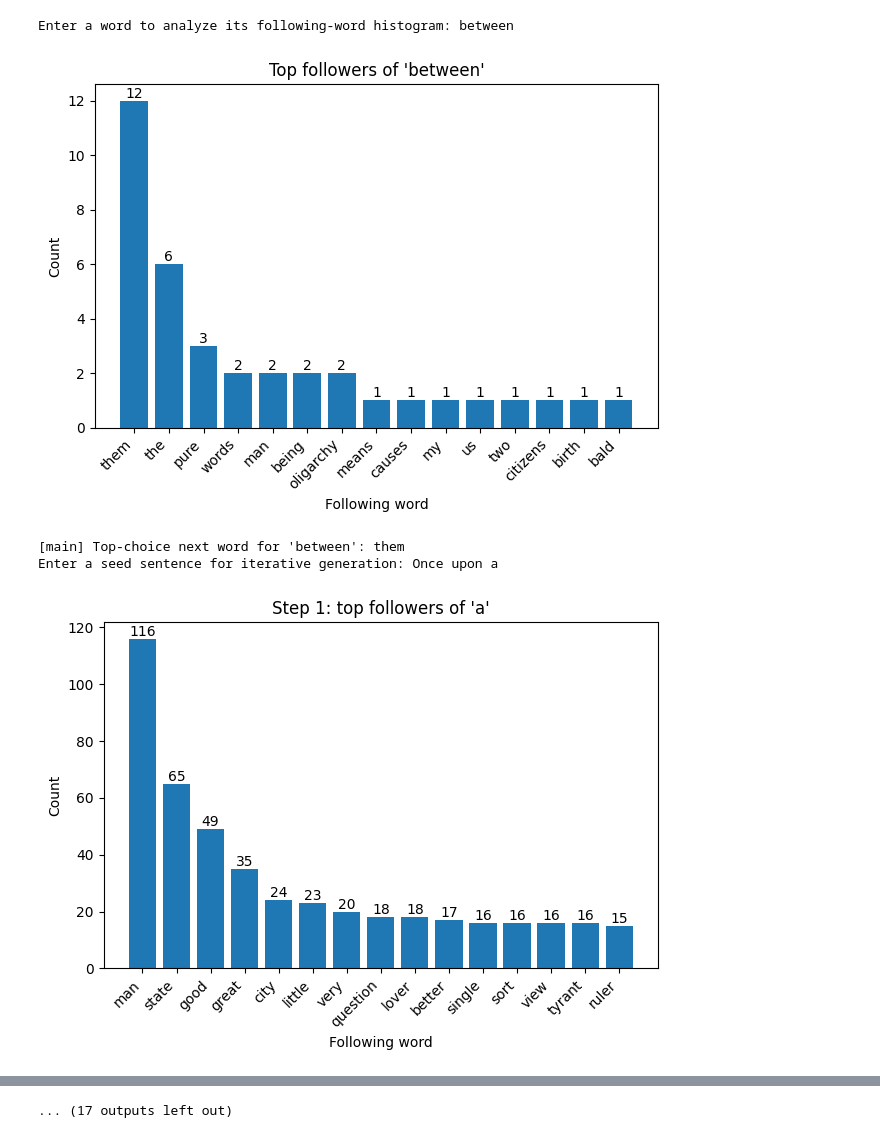
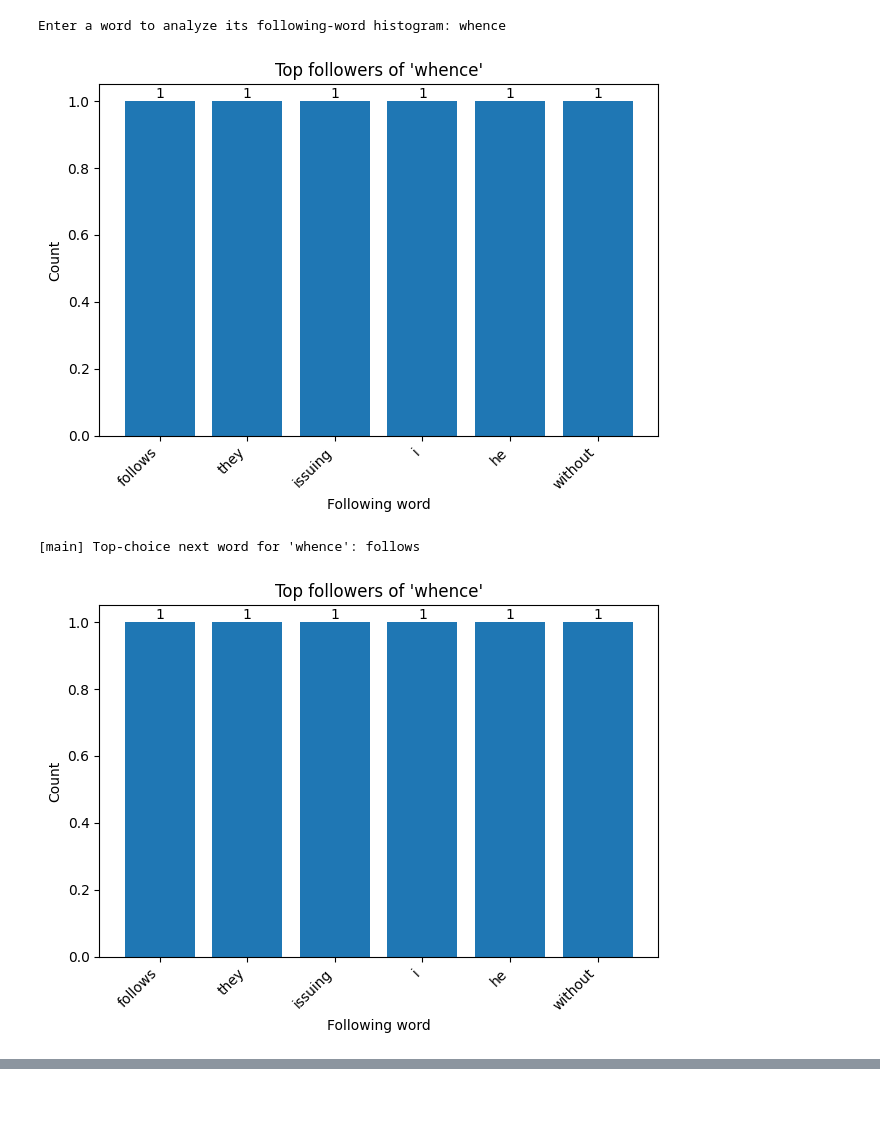
Before and after one commit to BillJr99/Ursinus-CS357-Fall2026, a Jupyter notebook: files/notebooks/Bigram_Word_Generator.ipynb, the cells around one changed output, grey strips where cells are left out. Saved outputs shown, nothing was run; the diff lists cells and outputs as text; code cells hidden in the pictures; blank space fills up the shorter version.

```diff
--- a/files/notebooks/Bigram_Word_Generator.ipynb
+++ b/files/notebooks/Bigram_Word_Generator.ipynb
@@ -166,14 +167,14 @@ def plot_top_k_followers(
 ) -> plt.Figure:
     """
     Create a Matplotlib bar chart for the top-k followers of `base_word`.
-    Returns the Figure object (also displays it via plt.show()).
+    Returns the Figure object (also displays it via display(fig)).
     """
     if not follower_counts:
         fig = plt.figure()
         plt.title(f"{title_prefix} '{base_word}' (no data)")
         plt.xlabel("Following word")
         plt.ylabel("Count")
-        plt.show()
+        display(fig)
         return fig
 
     most_common = follower_counts.most_common(top_k)
@@ -193,7 +194,7 @@ def plot_top_k_followers(
             plt.text(i, c, str(c), ha="center", va="bottom")
 
     plt.tight_layout()
-    plt.show()
+    display(fig)
     return fig
 
 def select_next_word(
@@ -317,6 +318,7 @@ class Config:
         steps: int = 25,
         seed: int = 123,
         save_plot: str | None = None,
+        save_path: str | None = None,
         selection_mode: str = "argmax", # "sample" or "argmax"
     ):
         self.input_path = input_path
@@ -324,6 +326,7 @@ class Config:
         self.steps = steps
         self.seed = seed
         self.save_plot = save_plot
+        self.save_path = save_path
         self.selection_mode = selection_mode
 
 def main(config: Config | None = None) -> None:
@@ -348,56 +351,34 @@ def main(config: Config | None = None) -> None:
     token_ids = encode_tokens(tokens, word2id)
 
     bigram_counts, per_occurrence_dicts = build_bigram_structures(token_ids)
     followers = build_followers_index(bigram_counts)
 
     # 1) Ask user for a word and plot histogram of top-k followers
     word = input("Enter a word to analyze its following-word histogram: ").strip().lower()
 
     fcounts = frequency_map_for_word(word, word2id, followers)
     fig = plot_top_k_followers(word, id2word, fcounts, top_k=config.top_k)
 
     if config.save_plot is not None:
         try:
             fig.savefig(config.save_plot, dpi=150, bbox_inches="tight")
             print(f"[main] Saved histogram to: {config.save_plot}")
         except Exception as e:
             print(f"[main/savefig] {e}")
             traceback.print_exc()
 
     # Sample one next word (proportional to counts) or take most likely word per argmax in config above, and print
     nxt_id = select_next_word(fcounts, mode=config.selection_mode, rng=rng)
     if nxt_id is None:
         print(f"[main] No followers found for '{word}'.")
     else:
         label = "Top-choice" if config.selection_mode == "argmax" else "Randomly sampled"
         print(f"[main] {label} next word for '{word}': {id2word[nxt_id]}")
 
-    # 2) Iterative generation from a user-provided seed sentence
-    seed_sentence = input("Enter a seed sentence for iterative generation: ").strip()
-
-    continuation = generate_sequence(
-        seed_sentence=seed_sentence,
-        steps=config.steps,
-        word2id=word2id,
-        id2word=id2word,
-        followers=followers,
-        rng=rng,
-        top_k=config.top_k,
-        show_hist_each_step=True,
-        save_dir=None,
-        selection_mode=config.selection_mode,
-    )
-    if continuation:
-        print("\n[main] Generated continuation:")
-        print(continuation)
-    else:
-        print("[main] Could not generate continuation (seed lacked in-vocab words or no outgoing bigrams).")
-
 if __name__ == "__main__":
   main()
 # %% [output]
-Enter a word to analyze its following-word histogram: between
+Enter a word to analyze its following-word histogram: whence
-[figure, old version]
+[figure, new version]
-[main] Top-choice next word for 'between': them
-Enter a seed sentence for iterative generation: Once upon a
+[main] Top-choice next word for 'whence': follows
-[figure, old version]
+[figure, new version]
@@ -412 +384,0 @@ Enter a seed sentence for iterative generation: Once upon a
-... (17 outputs left out)
```
Also changed, not shown: parts of 4 cells of this notebook.
